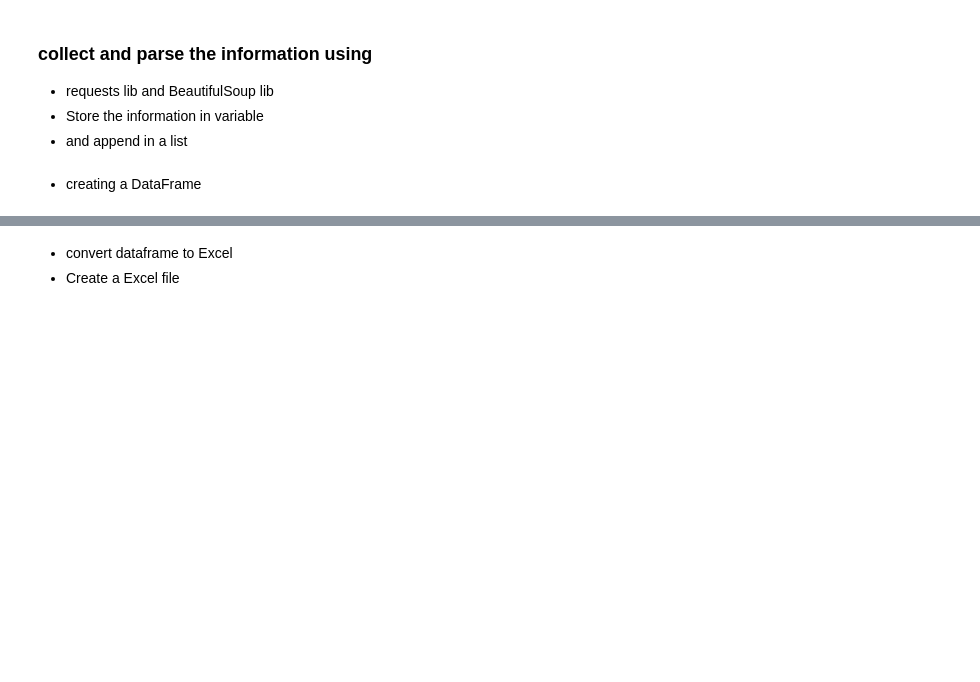
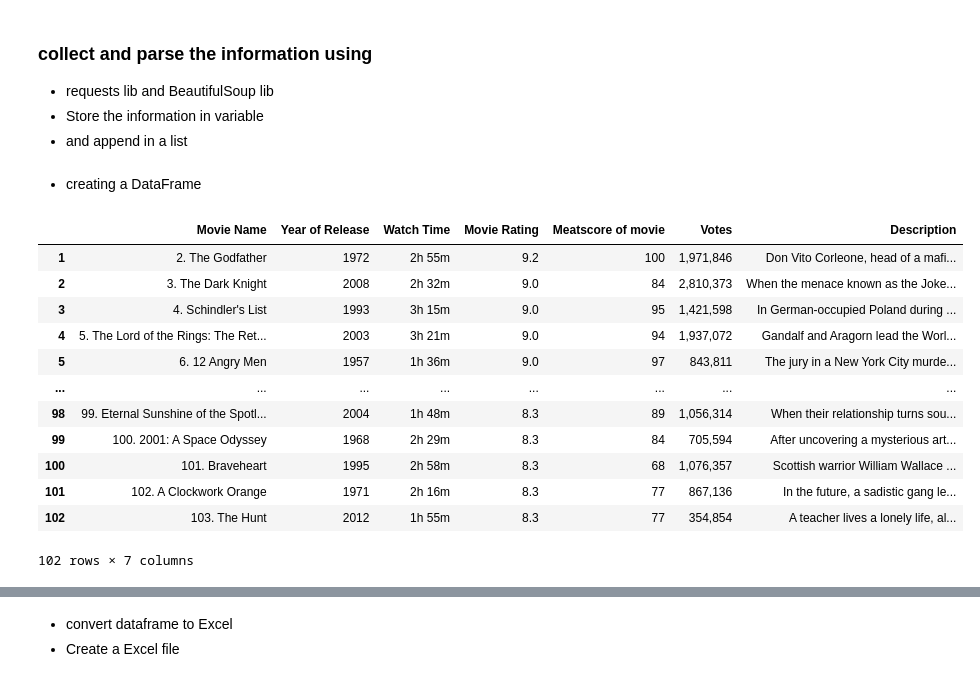
Before and after one commit to anilsolanki2645/WebScarping, a Jupyter notebook: IMDB_Movie_Scraping.ipynb, the cells around one changed output, grey strips where cells are left out. Cells and saved outputs as stored; diff of their text form; code cells hidden in the pictures; blank space fills up the shorter version.

Commit message:
Created using Colaboratory New IMDB_Movie_Scrapping

```diff
--- a/IMDB_Movie_Scraping.ipynb
+++ b/IMDB_Movie_Scraping.ipynb
@@ -35,4 +34,4 @@ gross = []
 description = []
 # %%
 #creating an array of values and passing it in the url for dynamic webpages
-pages = np.arange(1,1000,100)
+pages = np.arange(1,250,250)
@@ -56,39 +40,3 @@ except ValueError:
 * requests lib and BeautifulSoup lib
 * Store the information in variable
 * and append in a list
-# %%
-#the whole core of the script
-for page in pages:
-    page = requests.get("https://www.imdb.com/search/title/?groups=top_1000&sort=user_rating,desc&count=100&start="+str(page)+"&ref_=adv_nxt")
-    soup = BeautifulSoup(page.text, 'html.parser')
-    movie_data = soup.findAll('div', {'class': 'lister-item mode-advanced'})
-    sleep(randint(2,8))
-    for store in movie_data:
-        name = store.h3.a.text
-        movie_name.append(name)
-
-        year_of_release = store.h3.find('span', class_ = "lister-item-year text-muted unbold").text
-        year.append(year_of_release)
-
-        runtime = store.p.find("span", class_ = 'runtime').text
-        time.append(runtime)
-
-        rate = store.find('div', class_ = "inline-block ratings-imdb-rating").text.replace('\n', '')
-        rating.append(rate)
-
-        meta = store.find('span', class_ = "metascore").text if store.find('span', class_ = "metascore") else "*****"
-        metascore.append(meta)
-
-
-        value = store.find_all('span', attrs = {'name': "nv"})
-
-        vote = value[0].text
-        votes.append(vote)
-
-        grosses = value[1].text if len(value)>1 else '%^%^%^'
-        gross.append(grosses)
-
-        # Description of the Movies -- Not explained in the Video, But you will figure it out.
-        describe = store.find_all('p', class_ = 'text-muted')
-        description_ = describe[1].text.replace('\n', '') if len(describe) >1 else '*****'
-        description.append(description_)
@@ -96,7 +94,21 @@ for page in pages:
 * creating a DataFrame
 # %%
 #creating a dataframe
-movie_list = pd.DataFrame({ "Movie Name": movie_name, "Year of Release" : year, "Watch Time": time,"Movie Rating": rating, "Meatscore of movie": metascore, "Votes" : votes, "Gross": gross, "Description": description  })
-movie_list.head(11)
+movie_list = pd.DataFrame({ "Movie Name": movie_name, "Year of Release" : year, "Watch Time": time,"Movie Rating": rating, "Meatscore of movie": metascore, "Votes" : votes, "Description": description  })
+movie_list[1:103]
+# %% [output]
+|  | Movie Name | Year of Release | Watch Time | Movie Rating | Meatscore of movie | Votes | Description |
+| 1 | 2. The Godfather | 1972 | 2h 55m | 9.2 | 100 | 1,971,846 | Don Vito Corleone, head of a mafi... |
+| 2 | 3. The Dark Knight | 2008 | 2h 32m | 9.0 | 84 | 2,810,373 | When the menace known as the Joke... |
+| 3 | 4. Schindler's List | 1993 | 3h 15m | 9.0 | 95 | 1,421,598 | In German-occupied Poland during ... |
+| 4 | 5. The Lord of the Rings: The Ret... | 2003 | 3h 21m | 9.0 | 94 | 1,937,072 | Gandalf and Aragorn lead the Worl... |
+| 5 | 6. 12 Angry Men | 1957 | 1h 36m | 9.0 | 97 | 843,811 | The jury in a New York City murde... |
+| ... | ... | ... | ... | ... | ... | ... | ... |
+| 98 | 99. Eternal Sunshine of the Spotl... | 2004 | 1h 48m | 8.3 | 89 | 1,056,314 | When their relationship turns sou... |
+| 99 | 100. 2001: A Space Odyssey | 1968 | 2h 29m | 8.3 | 84 | 705,594 | After uncovering a mysterious art... |
+| 100 | 101. Braveheart | 1995 | 2h 58m | 8.3 | 68 | 1,076,357 | Scottish warrior William Wallace ... |
+| 101 | 102. A Clockwork Orange | 1971 | 2h 16m | 8.3 | 77 | 867,136 | In the future, a sadistic gang le... |
+| 102 | 103. The Hunt | 2012 | 1h 55m | 8.3 | 77 | 354,854 | A teacher lives a lonely life, al... |
+102 rows × 7 columns
 # %%
 movie_list[-3:]
```
Also changed, not shown: parts of 9 cells of this notebook.
